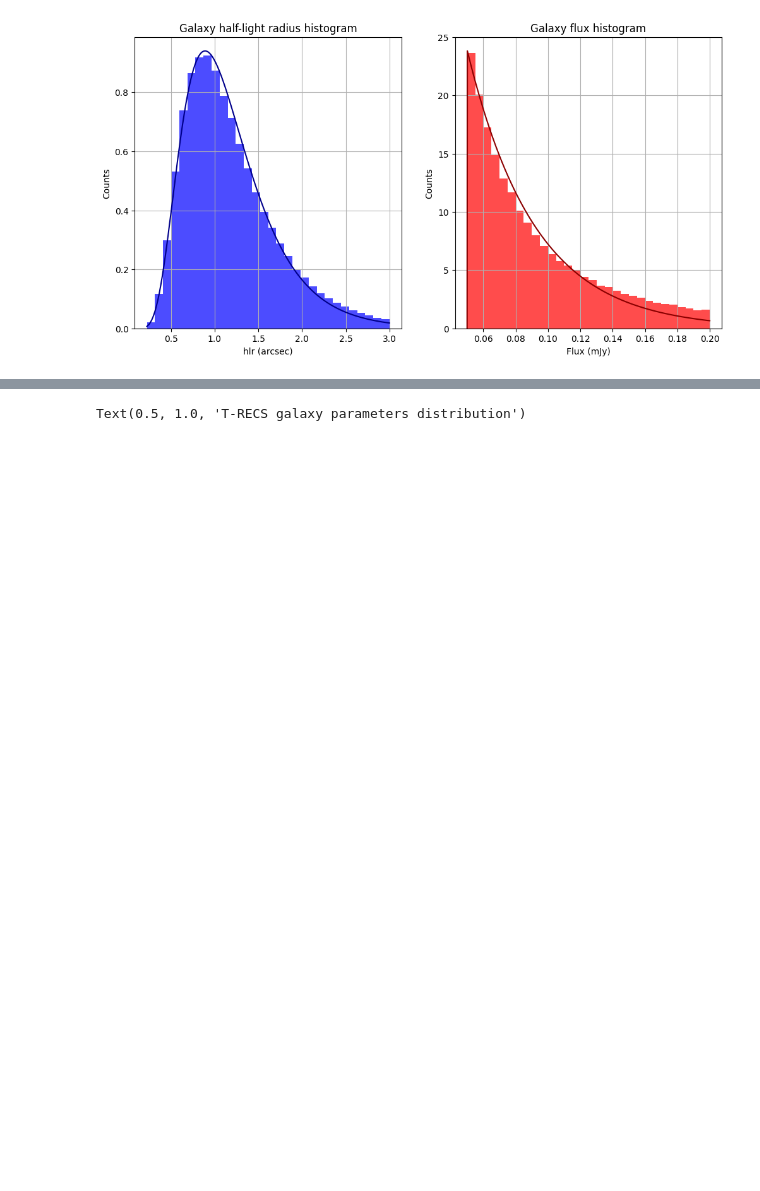
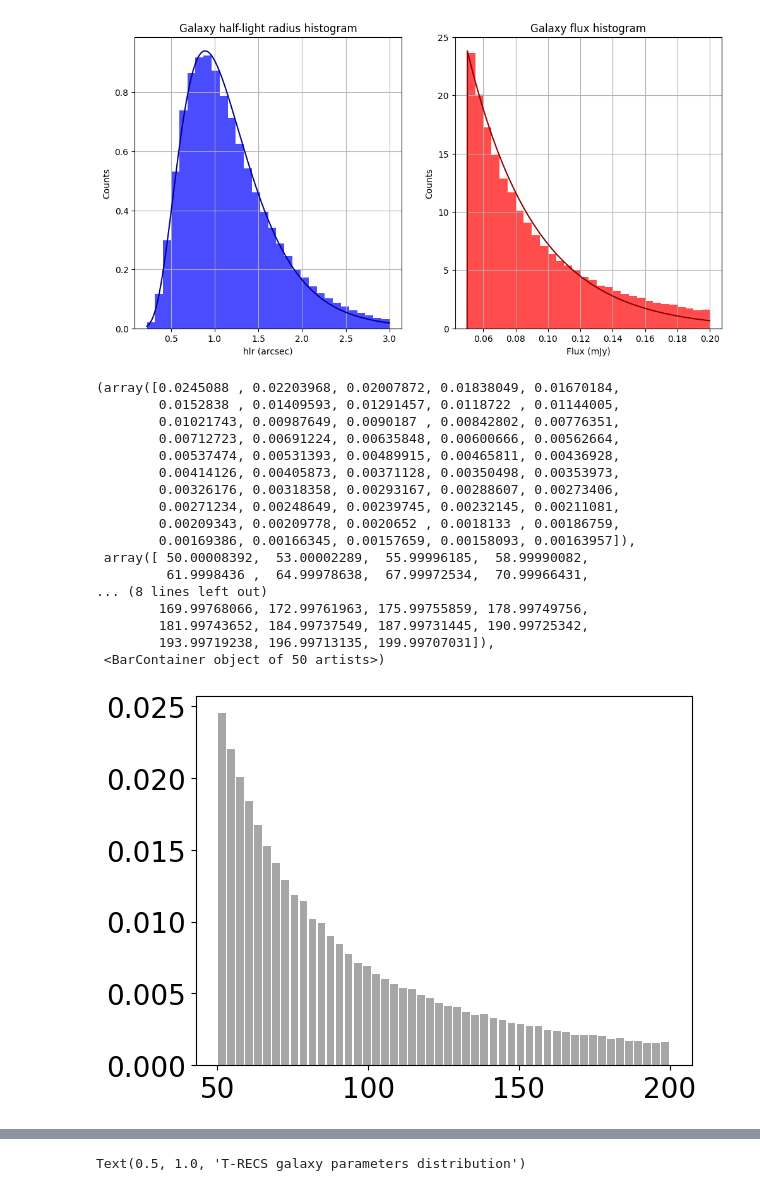
Before and after one commit to CentofantiEze/Radio_WL_Generative_Forward_Model, a Jupyter notebook: notebooks/trecs_obs.ipynb, the cells around one changed output, grey strips where cells are left out. Cells and saved outputs as stored; diff of their text form; code cells hidden in the pictures; blank space fills up the shorter version.

Commit message:
hlr-flux density plot with fits.

```diff
--- a/notebooks/trecs_obs.ipynb
+++ b/notebooks/trecs_obs.ipynb
@@ -93,3 +93,25 @@ plt.show()
 SIZE FIT -  shape: 0.43039864 loc: -0.007506247061644514 scale: 1.0815411
 FLUX FIT -  loc: 0.050000082701444626 scale: 0.041823308914899826
 [figure]
+# %%
+# plt.plot(x_flux*1e3, stats.expon.pdf(x_flux, loc=floc, scale=fscale), color='darkred')
+plt.hist(flux_data, bins=50, color='gray', alpha=0.7, density=True, rwidth=0.85)
+# %% [output]
+(array([0.0245088 , 0.02203968, 0.02007872, 0.01838049, 0.01670184,
+        0.0152838 , 0.01409593, 0.01291457, 0.0118722 , 0.01144005,
+        0.01021743, 0.00987649, 0.0090187 , 0.00842802, 0.00776351,
+        0.00712723, 0.00691224, 0.00635848, 0.00600666, 0.00562664,
+        0.00537474, 0.00531393, 0.00489915, 0.00465811, 0.00436928,
+        0.00414126, 0.00405873, 0.00371128, 0.00350498, 0.00353973,
+        0.00326176, 0.00318358, 0.00293167, 0.00288607, 0.00273406,
+        0.00271234, 0.00248649, 0.00239745, 0.00232145, 0.00211081,
+        0.00209343, 0.00209778, 0.0020652 , 0.0018133 , 0.00186759,
+        0.00169386, 0.00166345, 0.00157659, 0.00158093, 0.00163957]),
+ array([ 50.00008392,  53.00002289,  55.99996185,  58.99990082,
+         61.9998436 ,  64.99978638,  67.99972534,  70.99966431,
+... (8 lines left out)
+        169.99768066, 172.99761963, 175.99755859, 178.99749756,
+        181.99743652, 184.99737549, 187.99731445, 190.99725342,
+        193.99719238, 196.99713135, 199.99707031]),
+ <BarContainer object of 50 artists>)
+[figure, added]
```
Also changed, not shown: parts of 1 cell of this notebook.
